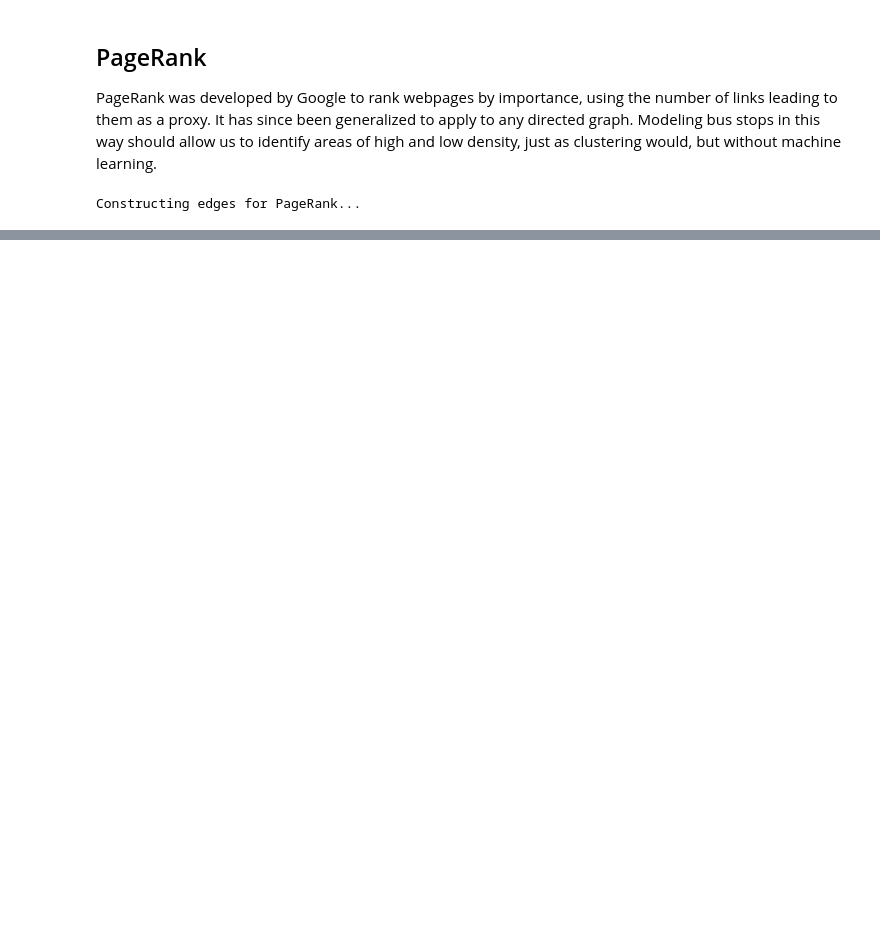
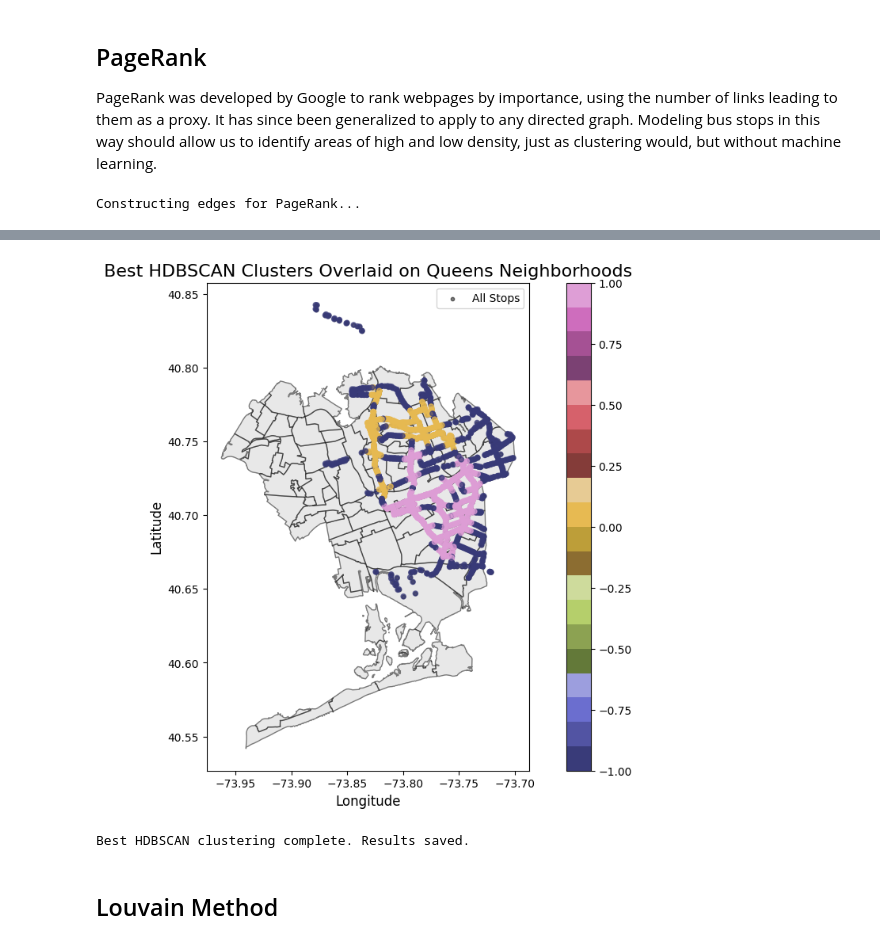
Before and after one commit to dmehta94/project-capstone-transit-inequity-eastern-queens, a Jupyter notebook: code/analysis.ipynb, the cells around one changed output, grey strips where cells are left out. Cells and saved outputs as stored; diff of their text form; code cells hidden in the pictures; blank space fills up the shorter version.

```diff
--- a/code/analysis.ipynb
+++ b/code/analysis.ipynb
@@ -206,0 +252,17 @@ visualize_clusters(
+# %%
+# Compute k-nearest neighbors
+coords_radians = np.radians(stops_data[["stop_lat", "stop_lon"]].values)
+k = 5  # Choose a small k for local density estimation
+nbrs = NearestNeighbors(n_neighbors=k, metric="haversine").fit(coords_radians)
+distances, indices = nbrs.kneighbors(coords_radians)
+
+# Plot k-distance graph
+distances = np.sort(distances[:, -1])  # k-th nearest neighbor distances
+plt.figure(figsize=(10, 6))
+plt.plot(distances, label=f"{k}-th Nearest Neighbor Distance")
+plt.title("K-Distance Graph")
+plt.xlabel("Data Points (sorted by distance)")
+plt.ylabel("Distance (radians)")
+plt.axhline(y=0.00005, color="r", linestyle="--", label="Example Threshold (0.00005)")
+plt.legend()
+plt.show()
@@ -206,0 +314,17 @@ visualize_clusters(
+# %%
+# Visualize HDBSCAN clusters
+visualize_clusters(
+    stops_gdf,
+    cluster_col="hdbscan_cluster",
+    title="Best HDBSCAN Clusters Overlaid on Queens Neighborhoods",
+    map_data=queens_map
+)
+
+# Save HDBSCAN results
+stops_data.to_csv(f"{data_directory}hdbscan_best_clusters.csv", index=False)
+print("Best HDBSCAN clustering complete. Results saved.")
+# %% [output]
+[figure, added]
+Best HDBSCAN clustering complete. Results saved.
+# %% [markdown]
+## Louvain Method
```
Also changed, not shown: parts of 26 cells of this notebook, 31 other files.
